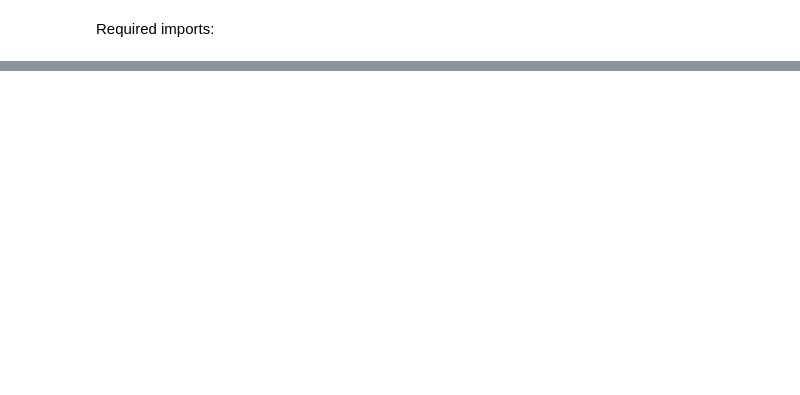
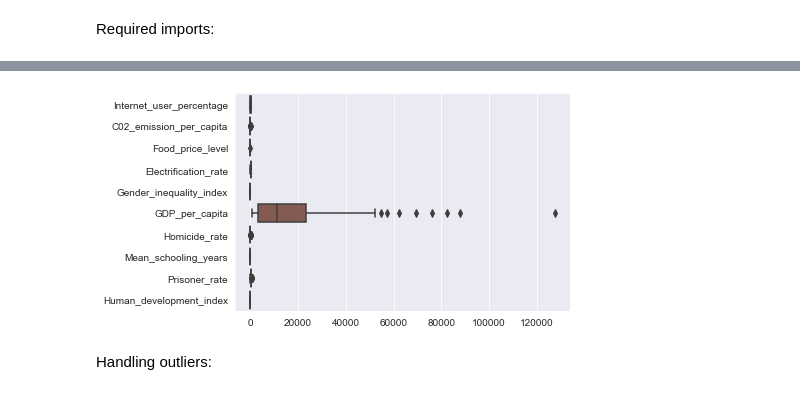
Before and after one commit to Asaf31214/CountryClustering, a Jupyter notebook: notebooks/main.ipynb, the cells around one changed output, grey strips where cells are left out. Cells and saved outputs as stored; diff of their text form; code cells hidden in the pictures; blank space fills up the shorter version.

```diff
--- a/notebooks/main.ipynb
+++ b/notebooks/main.ipynb
@@ -94,0 +142,7 @@ plt.show()
+# %%
+sns.boxplot(data=X, orient='h')
+plt.show()
+# %% [output]
+[figure, added]
+# %% [markdown]
+Handling outliers:
```
Also changed, not shown: parts of 66 cells of this notebook.
